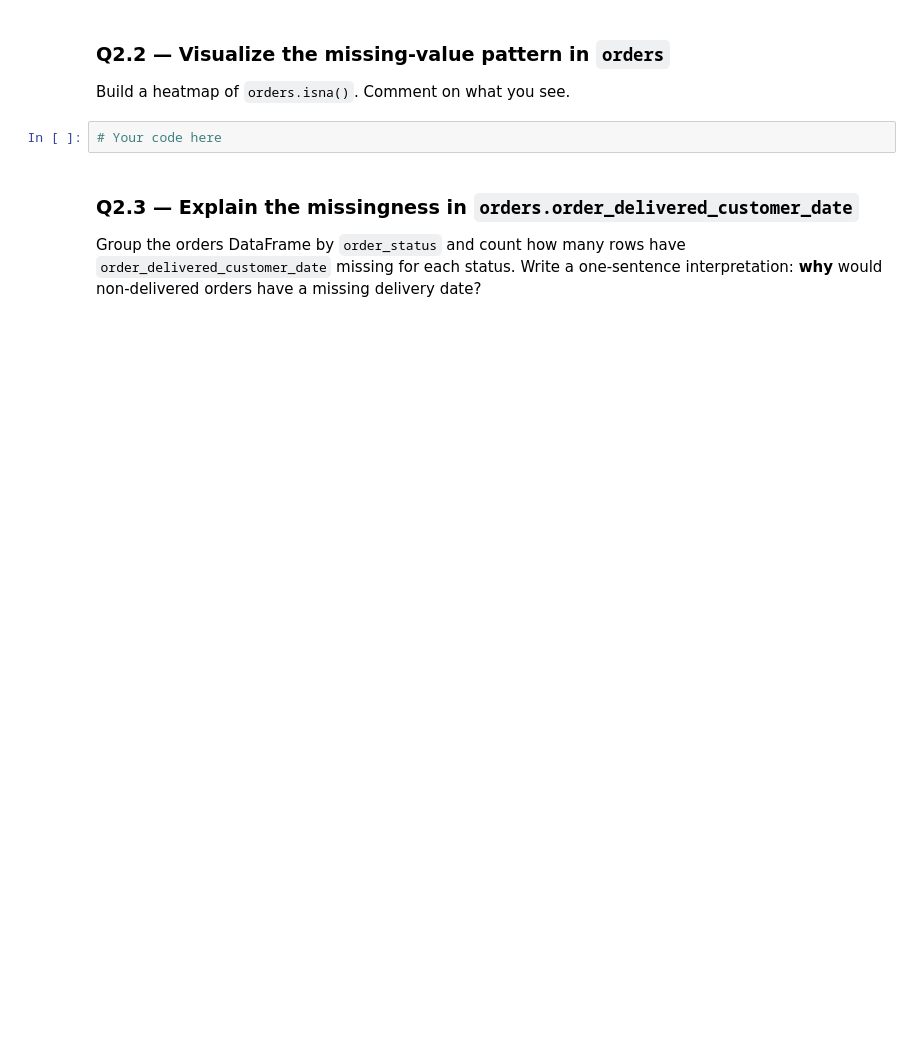
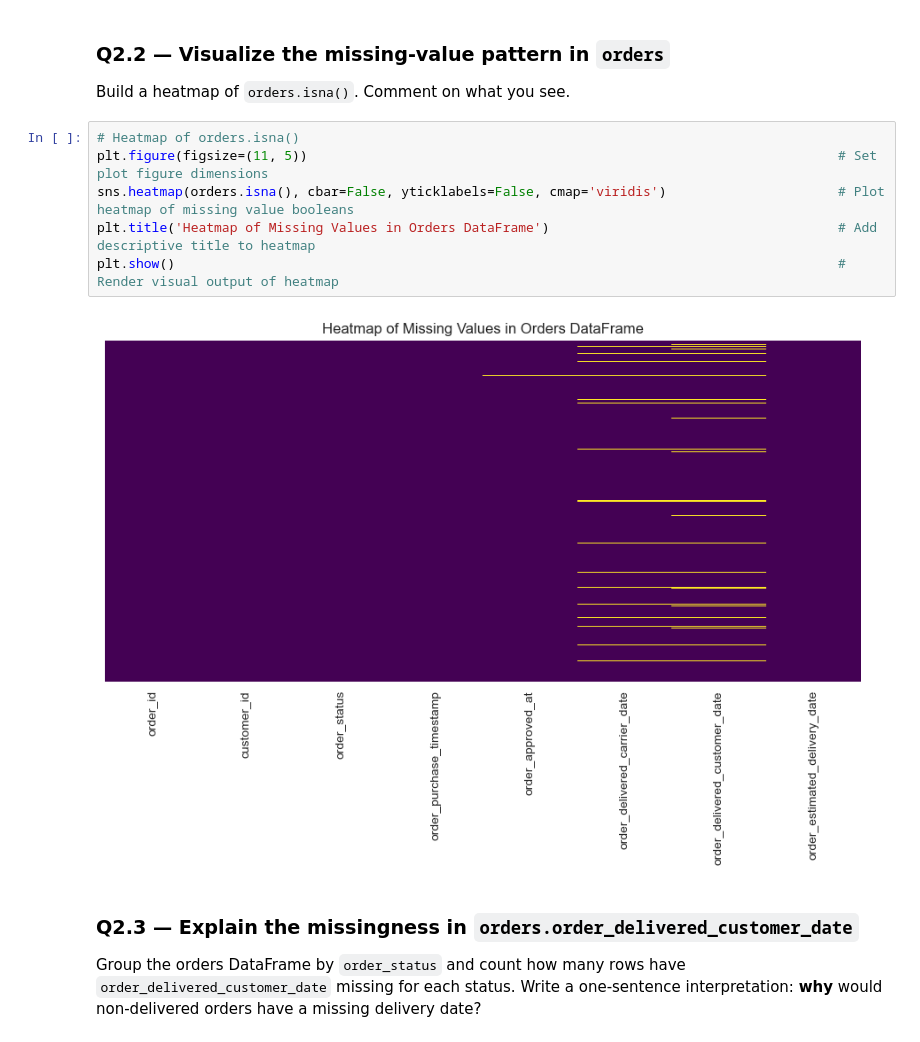
Before and after one commit to SumanSudo/DSML, a Jupyter notebook: Day4/Assignment/Pandas_Sales_Assignment.ipynb, the cells around one changed output. Cells and saved outputs as stored; diff of their text form; blank space fills up the shorter version.

```diff
--- a/Day4/Assignment/Pandas_Sales_Assignment.ipynb
+++ b/Day4/Assignment/Pandas_Sales_Assignment.ipynb
@@ -401,7 +585,13 @@ pd.DataFrame(summary).sort_values('pct_missing', ascending=False)
 ### Q2.2 — Visualize the missing-value pattern in `orders`
 Build a heatmap of `orders.isna()`. Comment on what you see.
 # %%
-# Your code here
+# Heatmap of orders.isna()
+plt.figure(figsize=(11, 5))                                                                    # Set plot figure dimensions
+sns.heatmap(orders.isna(), cbar=False, yticklabels=False, cmap='viridis')                      # Plot heatmap of missing value booleans
+plt.title('Heatmap of Missing Values in Orders DataFrame')                                     # Add descriptive title to heatmap
+plt.show()                                                                                     # Render visual output of heatmap
+# %% [output]
+[figure, added]
 # %% [markdown]
 ### Q2.3 — Explain the missingness in `orders.order_delivered_customer_date`
 Group the orders DataFrame by `order_status` and count how many rows have `order_delivered_customer_date` missing for each status. Write a one-sentence interpretation: **why** would non-delivered orders have a missing delivery date?
```
Also changed, not shown: parts of 56 cells of this notebook.
